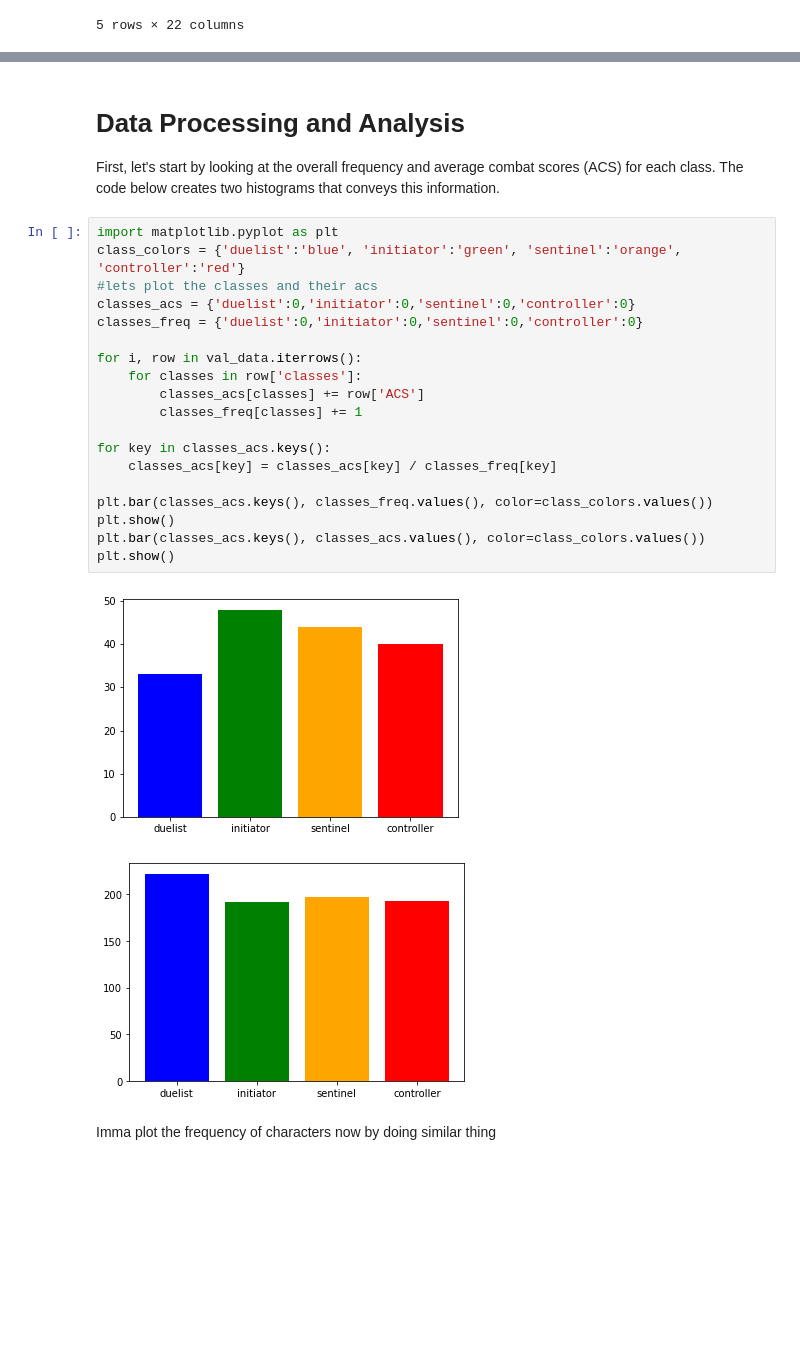
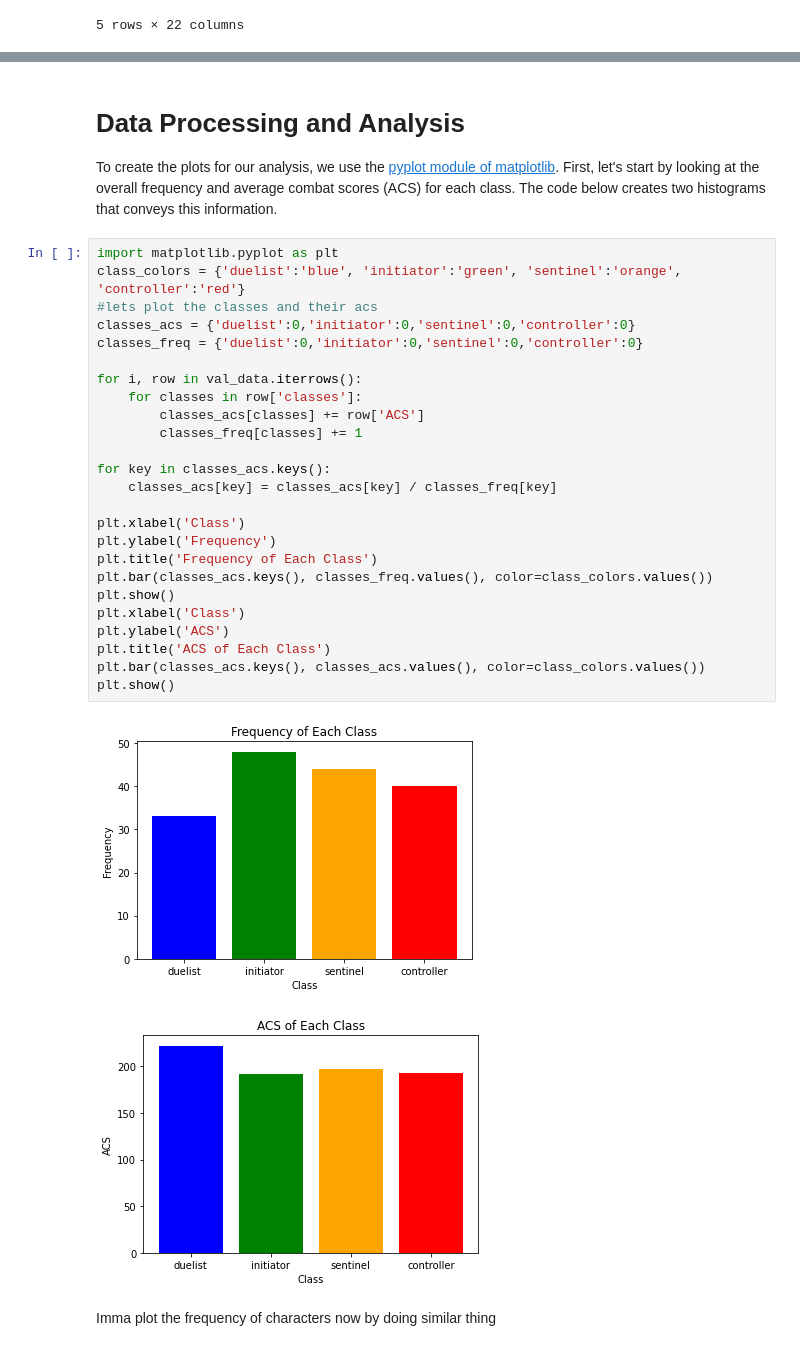
Before and after one commit to shwaylay/cmsc320project, a Jupyter notebook: FinalProject.ipynb, the cells around one changed output, grey strips where cells are left out. Cells and saved outputs as stored; diff of their text form; blank space fills up the shorter version.

```diff
--- a/FinalProject.ipynb
+++ b/FinalProject.ipynb
@@ -243,28 +259,35 @@ agent_data['breach'].head()
 # %% [markdown]
 # Data Processing and Analysis
+To create the plots for our analysis, we use the <a href="https://matplotlib.org/3.5.0/api/_as_gen/matplotlib.pyplot.html">pyplot module of matplotlib</a>.
 First, let's start by looking at the overall frequency and average combat scores (ACS) for each class. The code below creates two histograms that conveys this information.
 # %%
 import matplotlib.pyplot as plt
 class_colors = {'duelist':'blue', 'initiator':'green', 'sentinel':'orange', 'controller':'red'}
 #lets plot the classes and their acs
 classes_acs = {'duelist':0,'initiator':0,'sentinel':0,'controller':0}
 classes_freq = {'duelist':0,'initiator':0,'sentinel':0,'controller':0}
 
 for i, row in val_data.iterrows():
     for classes in row['classes']:
         classes_acs[classes] += row['ACS']
         classes_freq[classes] += 1
 
 for key in classes_acs.keys():
     classes_acs[key] = classes_acs[key] / classes_freq[key]
 
+plt.xlabel('Class')
+plt.ylabel('Frequency')
+plt.title('Frequency of Each Class')
 plt.bar(classes_acs.keys(), classes_freq.values(), color=class_colors.values())
 plt.show()
+plt.xlabel('Class')
+plt.ylabel('ACS')
+plt.title('ACS of Each Class')
 plt.bar(classes_acs.keys(), classes_acs.values(), color=class_colors.values())
 plt.show()
 # %% [output]
-[figure, old version]
+[figure, new version]
-[figure, old version]
+[figure, new version]
 # %% [markdown]
 Imma plot the frequency of characters now by doing similar thing
 # %%
```
Also changed, not shown: parts of 22 cells of this notebook.
